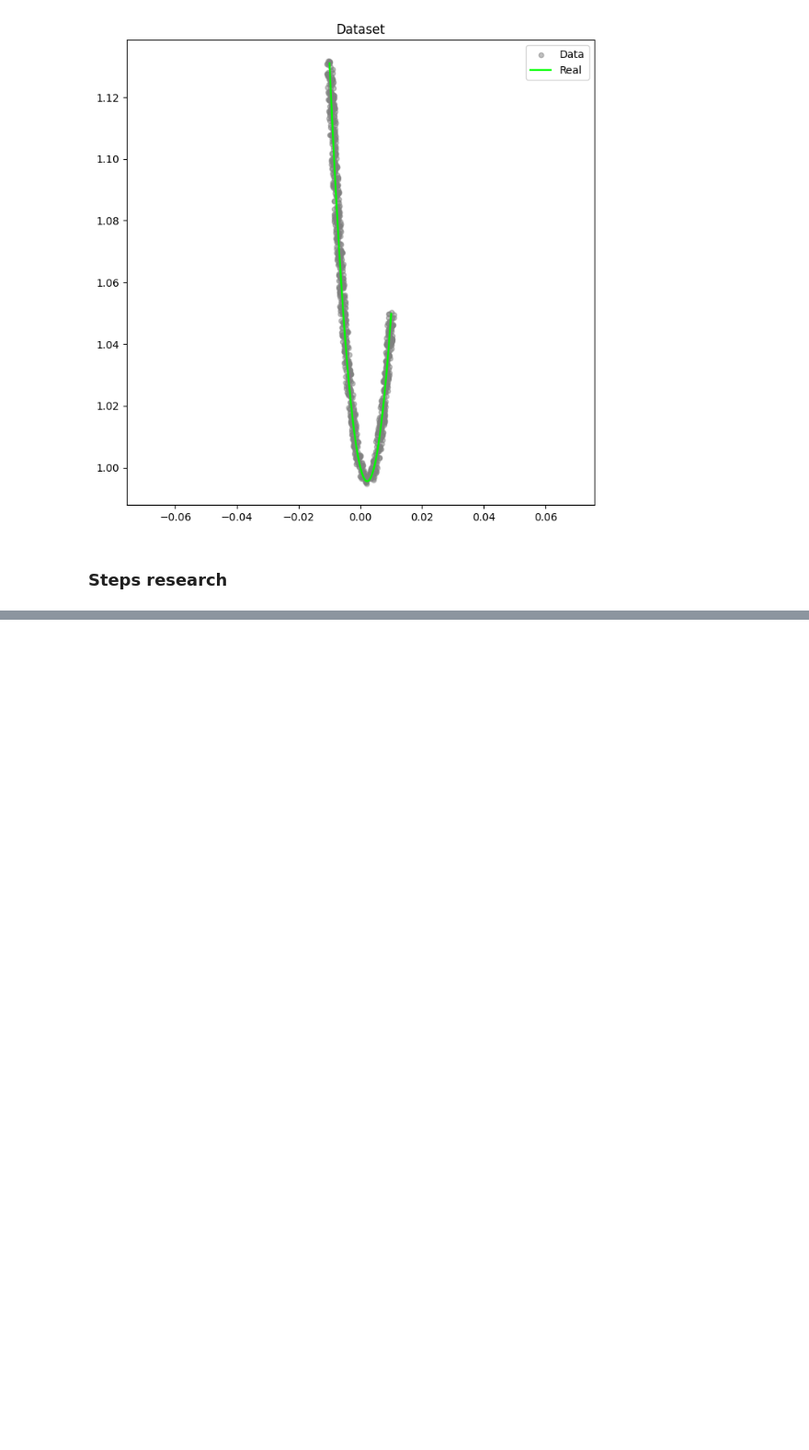
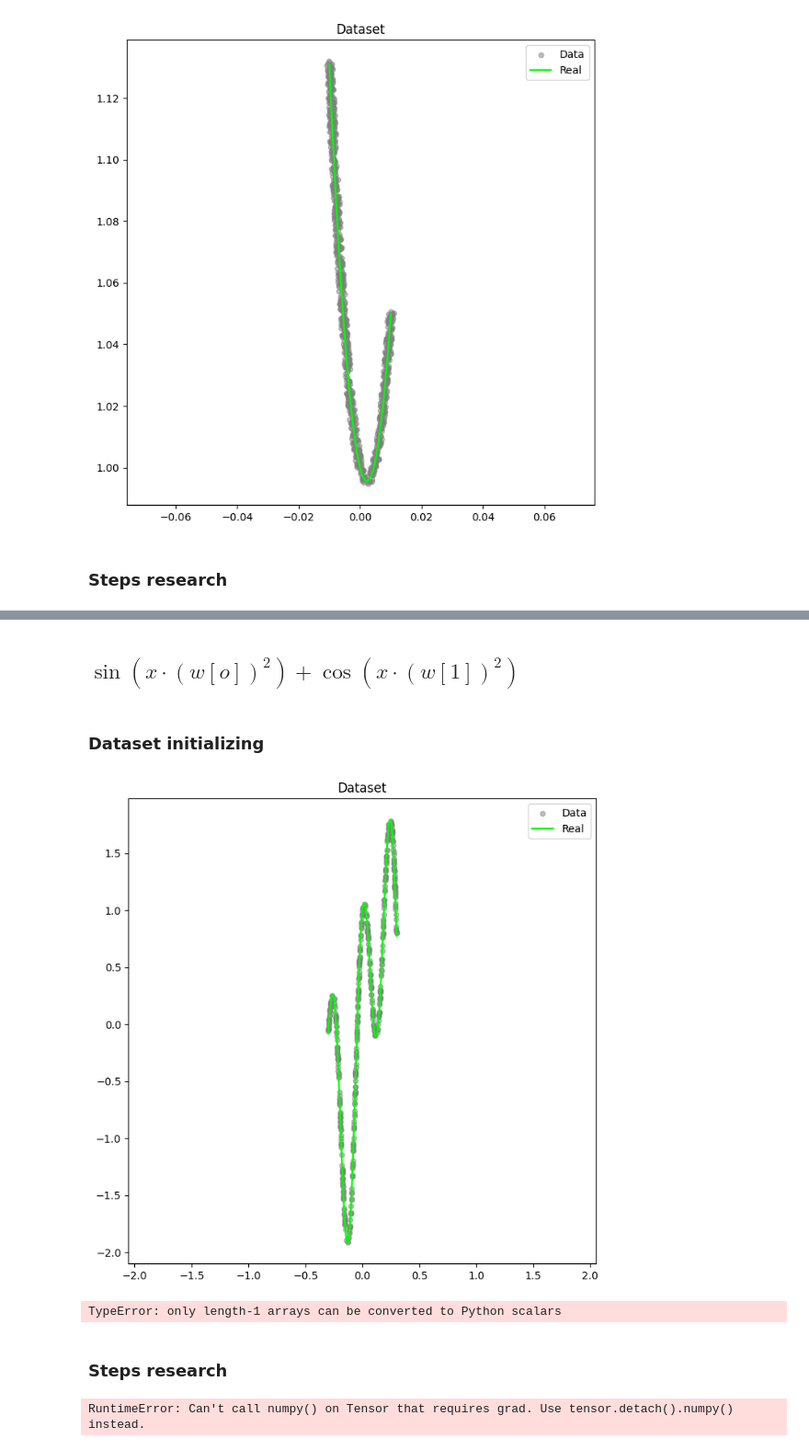
Before and after one commit to trio-at-optimization/optimization-lab4, a Jupyter notebook: Sources/T2/T2_b.ipynb, the cells around one changed output, grey strips where cells are left out. Shown: that part at 92% size. Cells and saved outputs as stored; diff of their text form; code cells hidden in the pictures; blank space fills up the shorter version.

```diff
--- a/Sources/T2/T2_b.ipynb
+++ b/Sources/T2/T2_b.ipynb
@@ -183,0 +186,39 @@ points:
+# %% [markdown]
+## $\sin{(x \cdot (w[o])^2)} + \cos{(x \cdot (w[1])^2)}$
+# %% [markdown]
+### Dataset initializing
+# %%
+import torch
+
+
+dataset_name = '2'
+dataset_params = helper.get_params_dataset(dataset_name)
+dataset_filename = helper.get_filenames_datasets()[dataset_name]
+f = helper.get_func_research(dataset_params['f_label'])
+
+X, Y, datasets = helper.load_datasets(dataset_filename)
+
+helper.print_generated(X, Y, datasets[0], title="Dataset")
+
+real_w = np.array([dataset_params["w0"], dataset_params["w1"]], dtype=float)
+
+x_train_numpy, y_train_numpy = datasets[0][:, :-1], datasets[0][:, -1:]
+
+eps_minimum = helper.mse_loss(f, real_w, x_train_numpy, y_train_numpy)
+eps_minimum = eps_minimum*1.1
+
+initial_w = np.array([-1.0, 0.1])
+# %% [output]
+[figure, added]
+TypeError: only length-1 arrays can be converted to Python scalars
+# %% [markdown]
+### Steps research
+# %%
+grad_methods = ['default', 'torch', 'numdifftools']
+
+
+for grad_method in grad_methods:
+    points, _, _, _ = train_definition_adam(f, x_train_numpy, y_train_numpy, eps_minimum, initial_w, initial_lr=0.5, grad_method=grad_method)
+    print(f'steps using {grad_method} grad: {len(points)}')
+# %% [output]
+RuntimeError: Can't call numpy() on Tensor that requires grad. Use tensor.detach().numpy() instead.
```
Also changed, not shown: parts of 4 cells of this notebook, 4 other files.
